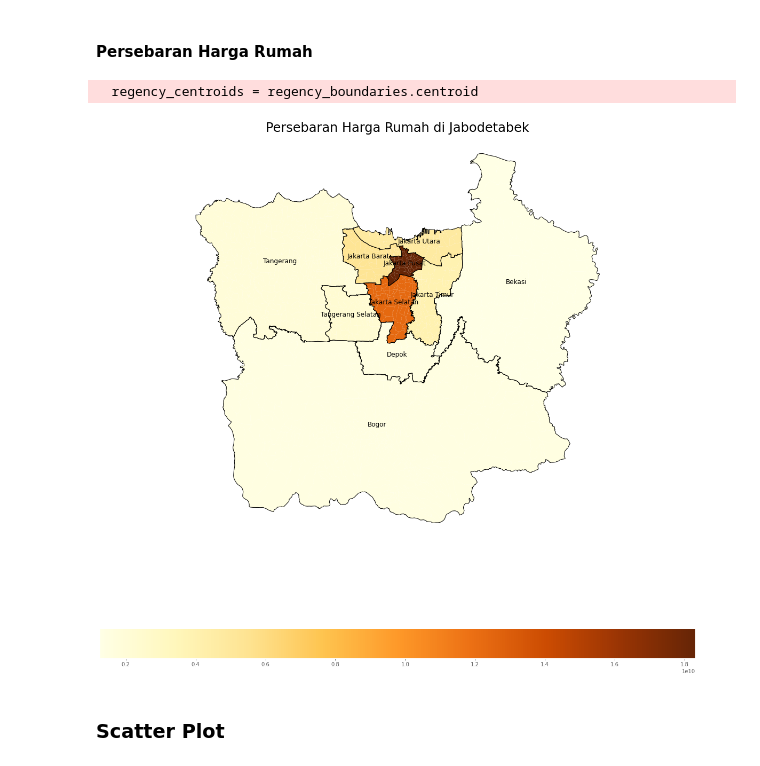
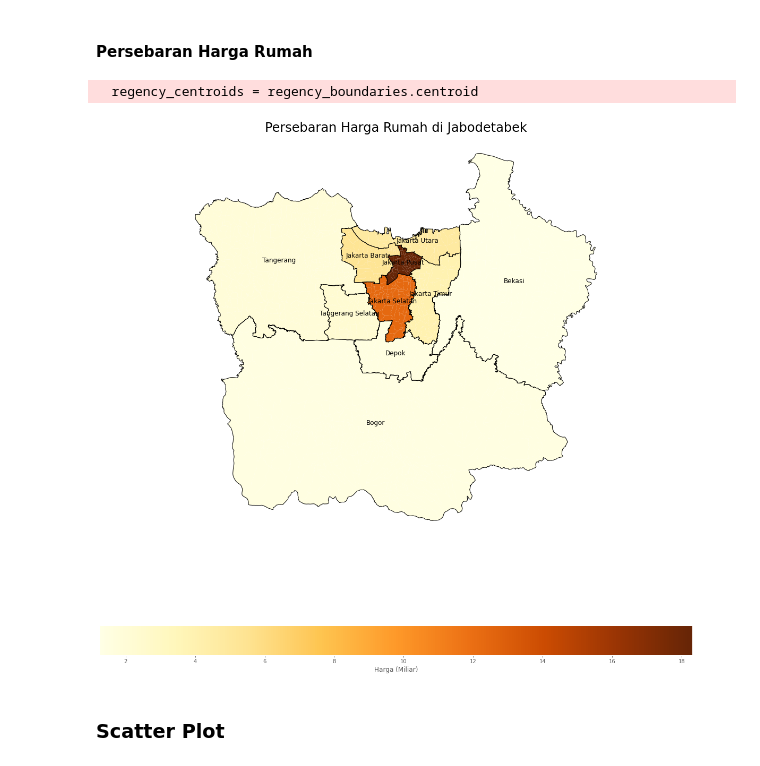
Before and after one commit to geraldabrhm/house-price-scrap-jabodetabek, a Jupyter notebook: analysis/notebook.ipynb, the cells around one changed output. Cells and saved outputs as stored; diff of their text form; code cells hidden in the pictures.

Commit message:
fix: Label

```diff
--- a/analysis/notebook.ipynb
+++ b/analysis/notebook.ipynb
@@ -437,42 +437,45 @@ jabodetabek_price_df = jabodetabek_df.merge(
     how='left'
 )
 jabodetabek_price_df['price'] = jabodetabek_price_df['price'].fillna(0)
-
+jabodetabek_price_df['price'] = jabodetabek_price_df['price'] / 1_000_000_000
 
 fig, ax = plt.subplots(figsize=(20, 20), facecolor='white')
 ax.set_facecolor('white')
 jabodetabek_price_df.plot(
     column='price',
     ax=ax,
     legend=True,
     cmap='YlOrBr',
     edgecolor='black',
     linewidth=0,
-    legend_kwds={'orientation': "horizontal"}
+    legend_kwds={
+        'orientation': "horizontal",
+        'label': "Harga (Miliar)"
+    }
 )
 
 regency_boundaries = jabodetabek_price_df.dissolve(by='regency')
 regency_boundaries.boundary.plot(
     ax=ax,
     edgecolor='black',
     linewidth=1
 )
 
 regency_centroids = regency_boundaries.centroid
 for regency, centroid in regency_centroids.items():
     ax.annotate(
         text=regency,
         xy=(centroid.x, centroid.y),
         ha='center',
         fontsize=12
     )
 
 ax.set_title('Persebaran Harga Rumah di Jabodetabek', fontsize=24)
 ax.tick_params(axis='both', which='both', bottom=False, top=False, labelbottom=False, left=False, labelleft=False)
 plt.show()
 # %% [output]
   regency_centroids = regency_boundaries.centroid
-[figure, old version]
+[figure, new version]
 # %% [markdown]
 ### Scatter Plot
 # %% [markdown]
```
